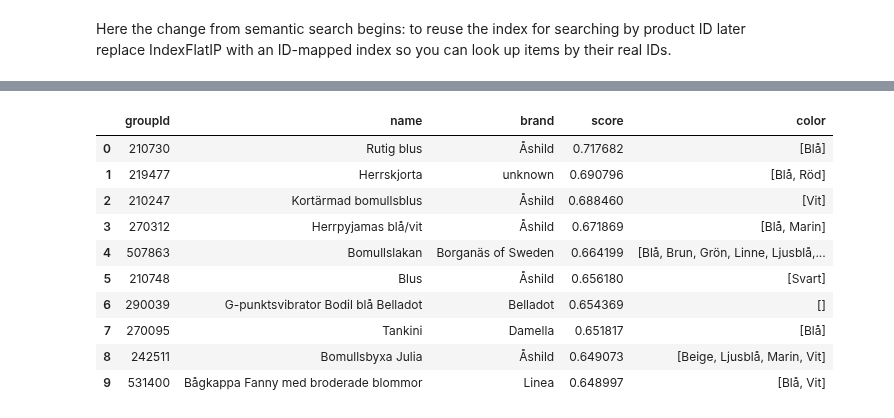
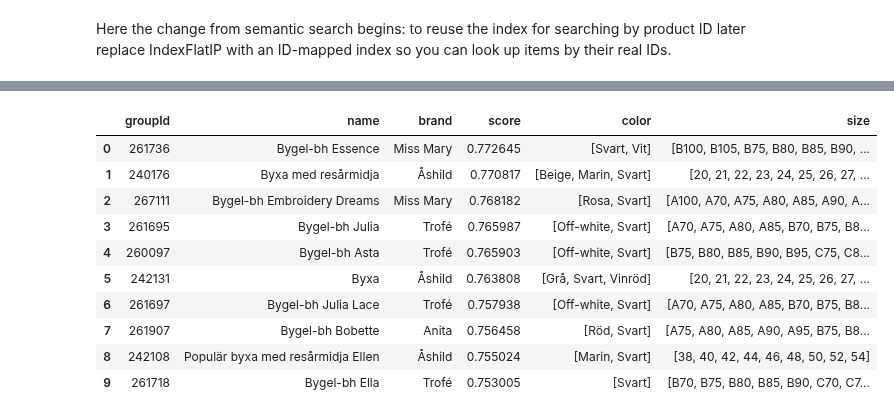
Before and after one commit to maria-lagerholm/itcm_recommendation_engine, a Jupyter notebook: notebooks/search_engine/search.ipynb, the cells around one changed output, grey strips where cells are left out. Saved outputs shown, nothing was run; the diff lists cells and outputs as text; code cells hidden in the pictures.

```diff
--- a/notebooks/search_engine/search.ipynb
+++ b/notebooks/search_engine/search.ipynb
@@ -132,7 +204,7 @@ os.environ["TOKENIZERS_PARALLELISM"] = "false"
 torch.set_num_threads(4)
 
 enc = SentenceTransformer(MODEL_ID, device="cpu", trust_remote_code=True)
-enc.max_seq_length = min(4096, enc.tokenizer.model_max_length)
+enc.max_seq_length = min(256, enc.tokenizer.model_max_length)
 print(enc)
 # %% [output]
 Some weights of the model checkpoint at Alibaba-NLP/gte-multilingual-base were not used when initializing NewModel: ['classifier.bias', 'classifier.weight']
@@ -195,43 +403,43 @@ pd.Series(unique_colors_lower).to_frame(name="color").to_parquet("colors.parquet
 # %%
 # Load index
 index = faiss.read_index("products.faiss")
 
 # Encode a query (e.g., user's search text)
-query = "blå M"
+query = "bh bygel åshild"
 qv = enc.encode([query], normalize_embeddings=True, convert_to_numpy=True).astype("float32")
 
 # Search top 10 similar items
-scores, ids = index.search(qv, 10)
+scores, ids = index.search(qv, 100)
 
 
 meta = pd.read_parquet("product_meta.parquet")
 
 
 meta = meta.copy()
 meta["groupId"] = meta["groupId"].astype(np.int64)
 
 # Build ranking dataframe from FAISS results and join names
 rank = pd.DataFrame({"groupId": ids[0].astype(np.int64), "score": scores[0]})
 rank = rank[rank["groupId"] != -1]
 
 out = (rank
        .merge(meta[["groupId", "name", "brand", "color", "size"]], on="groupId", how="left")
        .sort_values("score", ascending=False)
        .reset_index(drop=True))
 
 out[["groupId", "name", "brand", "score", "color", "size"]]
 # %% [output]
-|  | groupId | name | brand | score | color |
-| 0 | 210730 | Rutig blus | Åshild | 0.717682 | [Blå] |
-| 1 | 219477 | Herrskjorta | unknown | 0.690796 | [Blå, Röd] |
-| 2 | 210247 | Kortärmad bomullsblus | Åshild | 0.688460 | [Vit] |
-| 3 | 270312 | Herrpyjamas blå/vit | Åshild | 0.671869 | [Blå, Marin] |
-| 4 | 507863 | Bomullslakan | Borganäs of Sweden | 0.664199 | [Blå, Brun, Grön, Linne, Ljusblå,... |
-| 5 | 210748 | Blus | Åshild | 0.656180 | [Svart] |
-| 6 | 290039 | G-punktsvibrator Bodil blå Belladot | Belladot | 0.654369 | [] |
-| 7 | 270095 | Tankini | Damella | 0.651817 | [Blå] |
-| 8 | 242511 | Bomullsbyxa Julia | Åshild | 0.649073 | [Beige, Ljusblå, Marin, Vit] |
-| 9 | 531400 | Bågkappa Fanny med broderade blommor | Linea | 0.648997 | [Blå, Vit] |
+|  | groupId | name | brand | score | color | size |
+| 0 | 261736 | Bygel-bh Essence | Miss Mary | 0.772645 | [Svart, Vit] | [B100, B105, B75, B80, B85, B90, ... |
+| 1 | 240176 | Byxa med resårmidja | Åshild | 0.770817 | [Beige, Marin, Svart] | [20, 21, 22, 23, 24, 25, 26, 27, ... |
+| 2 | 267111 | Bygel-bh Embroidery Dreams | Miss Mary | 0.768182 | [Rosa, Svart] | [A100, A70, A75, A80, A85, A90, A... |
+| 3 | 261695 | Bygel-bh Julia | Trofé | 0.765987 | [Off-white, Svart] | [A70, A75, A80, A85, B70, B75, B8... |
+| 4 | 260097 | Bygel-bh Asta | Trofé | 0.765903 | [Off-white, Svart] | [B75, B80, B85, B90, B95, C75, C8... |
+| 5 | 242131 | Byxa | Åshild | 0.763808 | [Grå, Svart, Vinröd] | [20, 21, 22, 23, 24, 25, 26, 27, ... |
+| 6 | 261697 | Bygel-bh Julia Lace | Trofé | 0.757938 | [Off-white, Svart] | [A70, A75, A80, A85, B70, B75, B8... |
+| 7 | 261907 | Bygel-bh Bobette | Anita | 0.756458 | [Röd, Svart] | [A75, A80, A85, A90, A95, B75, B8... |
+| 8 | 242108 | Populär byxa med resårmidja Ellen | Åshild | 0.755024 | [Marin, Svart] | [38, 40, 42, 44, 46, 48, 50, 52, 54] |
+| 9 | 261718 | Bygel-bh Ella | Trofé | 0.753005 | [Svart] | [B70, B75, B80, B85, B90, C70, C7... |
 # %%
 # --- Rerank FAISS candidates on CPU (minimal) ---
 from transformers import AutoModelForSequenceClassification, AutoTokenizer
```
Also changed, not shown: parts of 12 cells of this notebook, 4 other files.
